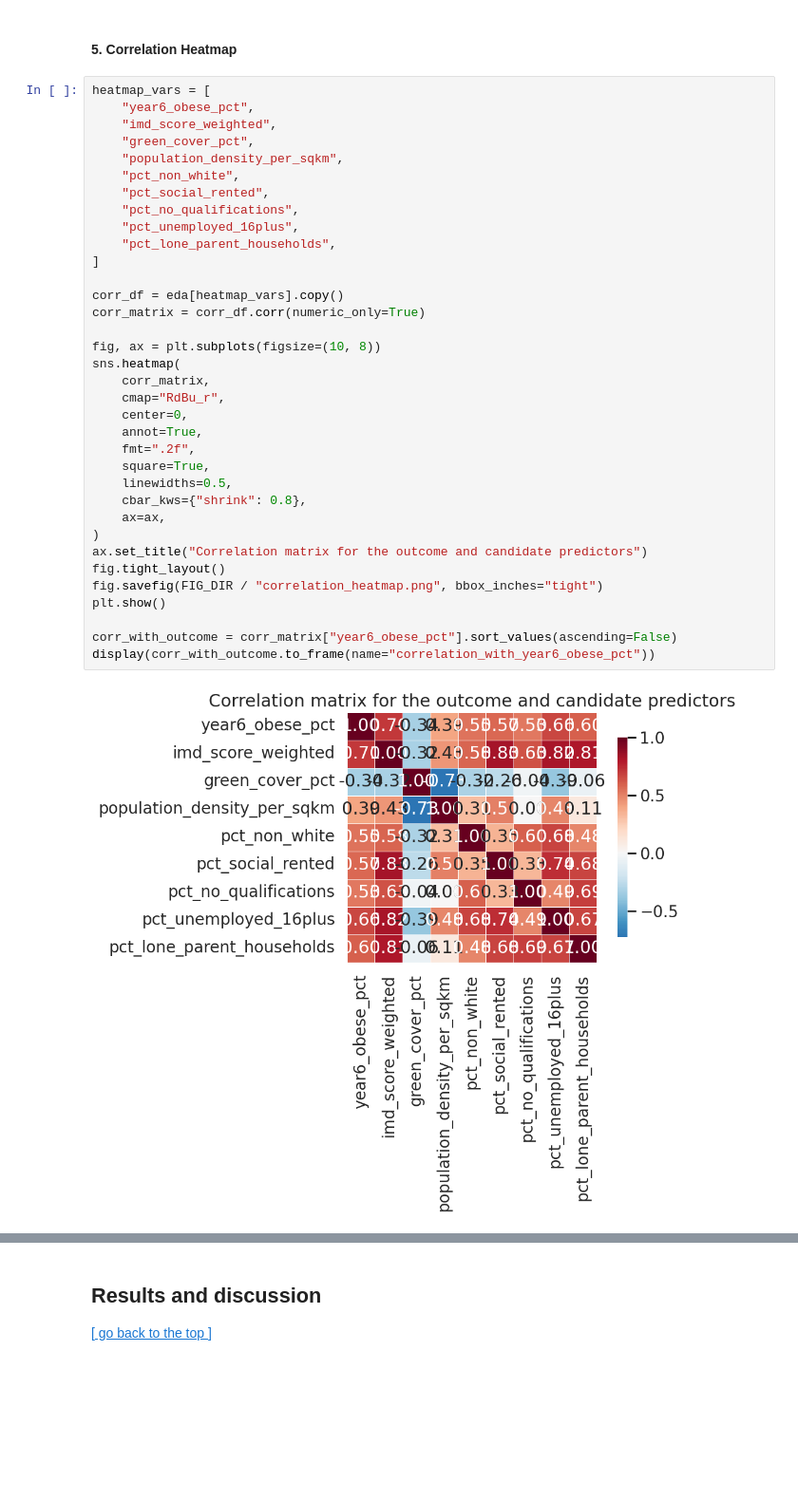
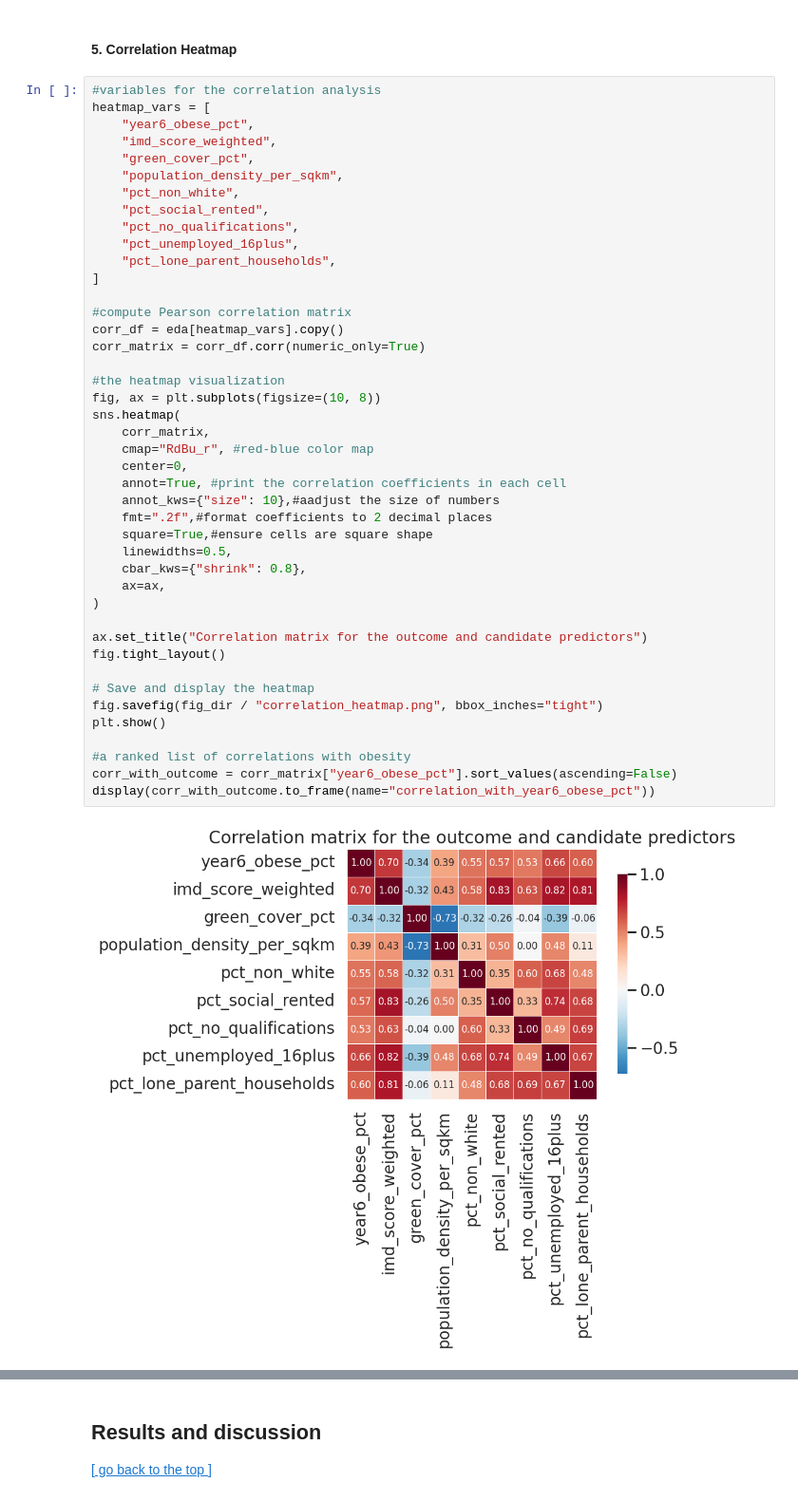
Before and after one commit to Levine-l/CASA0006_project, a Jupyter notebook: Template_submission_CASA0006.ipynb, the cells around one changed output, grey strips where cells are left out. Shown at 95% size. Drawn from its saved outputs; the diff is of its cells as text; blank space fills up the shorter version.

```diff
--- a/Template_submission_CASA0006.ipynb
+++ b/Template_submission_CASA0006.ipynb
@@ -378,42 +403,50 @@ plt.show()
 # %% [markdown]
 #### 5. Correlation Heatmap
 # %%
+#variables for the correlation analysis
 heatmap_vars = [
     "year6_obese_pct",
     "imd_score_weighted",
     "green_cover_pct",
     "population_density_per_sqkm",
     "pct_non_white",
     "pct_social_rented",
     "pct_no_qualifications",
     "pct_unemployed_16plus",
     "pct_lone_parent_households",
 ]
 
+#compute Pearson correlation matrix
 corr_df = eda[heatmap_vars].copy()
 corr_matrix = corr_df.corr(numeric_only=True)
 
+#the heatmap visualization
 fig, ax = plt.subplots(figsize=(10, 8))
 sns.heatmap(
     corr_matrix,
-    cmap="RdBu_r",
+    cmap="RdBu_r", #red-blue color map
     center=0,
-    annot=True,
-    fmt=".2f",
-    square=True,
+    annot=True, #print the correlation coefficients in each cell
+    annot_kws={"size": 10},#aadjust the size of numbers
+    fmt=".2f",#format coefficients to 2 decimal places
+    square=True,#ensure cells are square shape
     linewidths=0.5,
     cbar_kws={"shrink": 0.8},
     ax=ax,
 )
+
 ax.set_title("Correlation matrix for the outcome and candidate predictors")
 fig.tight_layout()
-fig.savefig(FIG_DIR / "correlation_heatmap.png", bbox_inches="tight")
+
+# Save and display the heatmap
+fig.savefig(fig_dir / "correlation_heatmap.png", bbox_inches="tight")
 plt.show()
 
+#a ranked list of correlations with obesity
 corr_with_outcome = corr_matrix["year6_obese_pct"].sort_values(ascending=False)
 display(corr_with_outcome.to_frame(name="correlation_with_year6_obese_pct"))
 # %% [output]
-[figure, old version]
+[figure, new version]
 |  | correlation_with_year6_obese_pct |
 | year6_obese_pct | 1.000000 |
 | imd_score_weighted | 0.704459 |
```
Also changed, not shown: parts of 14 cells of this notebook.
